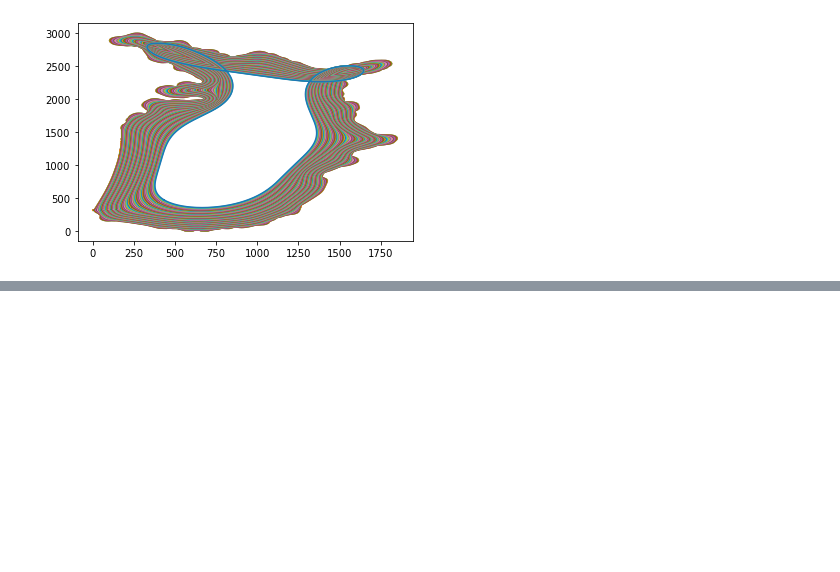
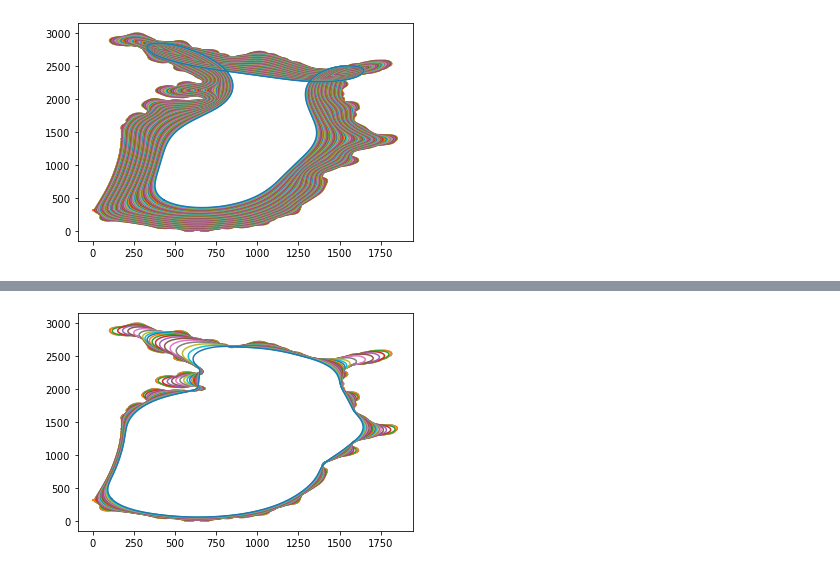
Before and after one commit to ghager93/convexcurveshortening, a Jupyter notebook: oop_test.ipynb, the cells around one changed output, grey strips where cells are left out. Drawn from its saved outputs; the diff is of its cells as text; code cells hidden in the pictures; blank space fills up the shorter version.

```diff
--- a/oop_test.ipynb
+++ b/oop_test.ipynb
@@ -65,0 +55,6 @@ AttributeError: 'ConcaveEnclosedCSFList' object has no attribute 'scaling_functi
+# %%
+curve_obj = concave_enclosed_csf_list.ConcaveEnclosedCSFList(curve,
+                                                             max_iterations=2000,
+                                                             refresh_interval=100,
+                                                             save_interval=100,
+                                                             scaling_function=sf, step_size=2)
@@ -65,0 +84,4 @@ AttributeError: 'ConcaveEnclosedCSFList' object has no attribute 'scaling_functi
+# %%
+_ =[plt.plot(*curve.transpose()) for curve in curve_obj.curves]
+# %% [output]
+[figure, added]
```
Also changed, not shown: parts of 5 cells of this notebook, 2 other files.
